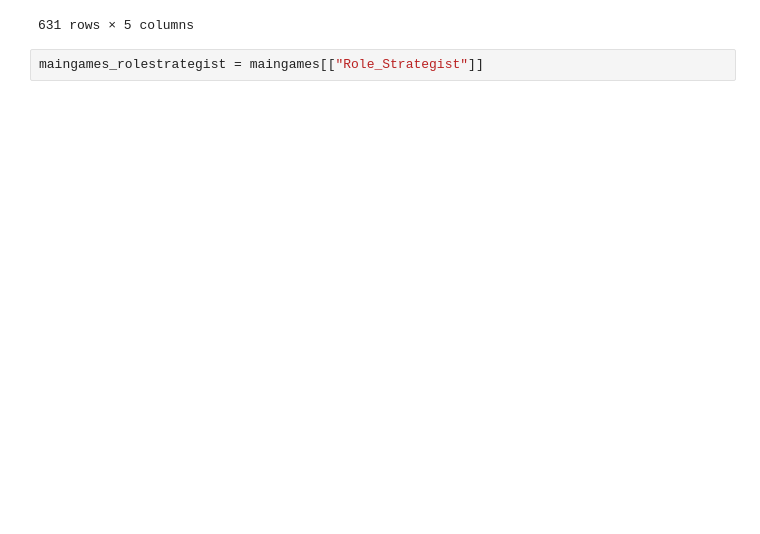
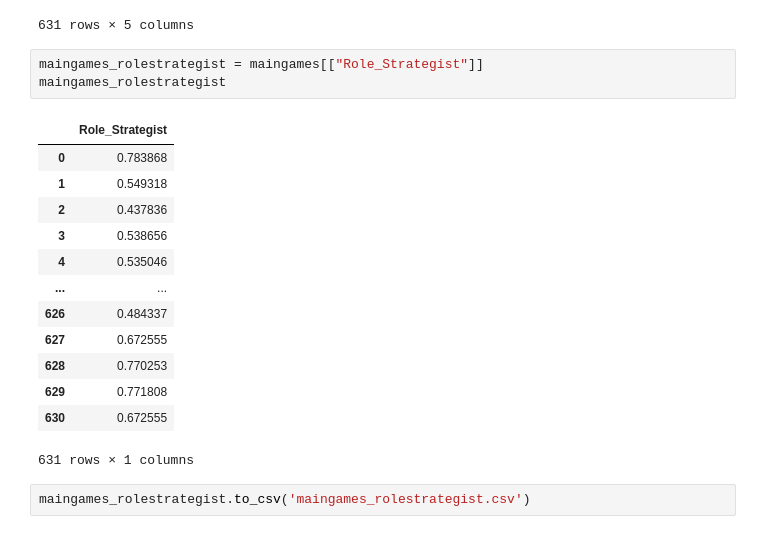
Before and after one commit to dindaslsbilla/coba, a Jupyter notebook: Untitled1.ipynb, the cells around one changed output. Saved outputs shown, nothing was run; the diff lists cells and outputs as text; blank space fills up the shorter version.

Commit message:
add role strategist to csv

```diff
--- a/Untitled1.ipynb
+++ b/Untitled1.ipynb
@@ -1061,3 +1061,20 @@ roledeputy_df
 631 rows × 5 columns
 # %%
 maingames_rolestrategist = maingames[["Role_Strategist"]]
+maingames_rolestrategist
+# %% [output]
+|  | Role_Strategist |
+| 0 | 0.783868 |
+| 1 | 0.549318 |
+| 2 | 0.437836 |
+| 3 | 0.538656 |
+| 4 | 0.535046 |
+| ... | ... |
+| 626 | 0.484337 |
+| 627 | 0.672555 |
+| 628 | 0.770253 |
+| 629 | 0.771808 |
+| 630 | 0.672555 |
+631 rows × 1 columns
+# %%
+maingames_rolestrategist.to_csv('maingames_rolestrategist.csv')
```
Also changed, not shown: 1 other file.
